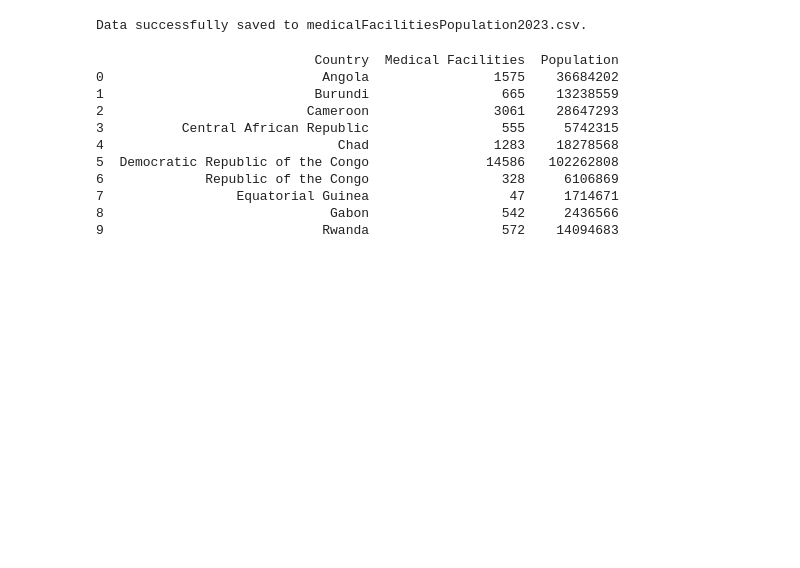
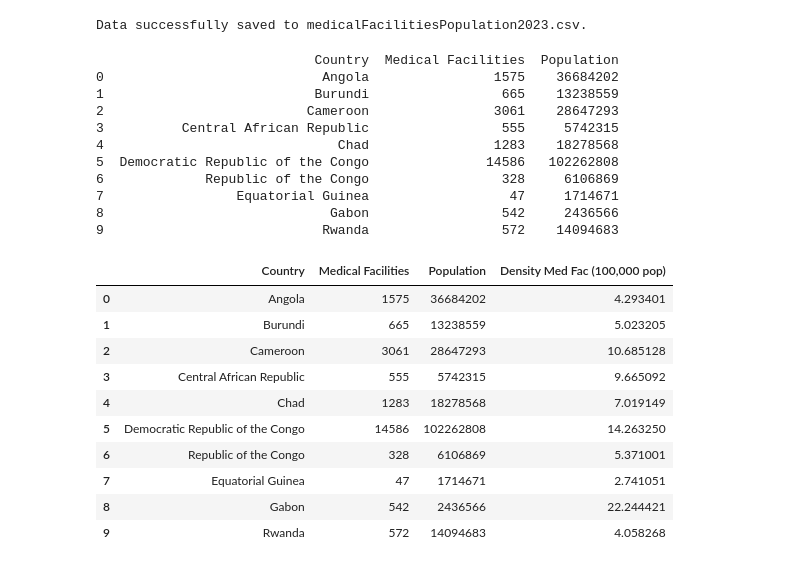
Before and after one commit to habtom/childWellMap, a Jupyter notebook: notebooks/dataCollectionScrapingWikipedia.ipynb, the cells around one changed output. Drawn from its saved outputs; the diff is of its cells as text; code cells hidden in the pictures; blank space fills up the shorter version.

Commit message:
Added Density Med Fac and dataHosp check)

```diff
--- a/notebooks/dataCollectionScrapingWikipedia.ipynb
+++ b/notebooks/dataCollectionScrapingWikipedia.ipynb
@@ -362,3 +362,19 @@ print(dfMFP2023)
 7                 Equatorial Guinea                  47     1714671
 8                             Gabon                 542     2436566
 9                            Rwanda                 572    14094683
+# %%
+#Adding Density Med Fac 2023
+dfMFP2023['Density Med Fac (100,000 pop)'] = dfMFP2023['Medical Facilities']/(dfMFP2023['Population']/100000)
+dfMFP2023
+# %% [output]
+|  | Country | Medical Facilities | Population | Density Med Fac (100,000 pop) |
+| 0 | Angola | 1575 | 36684202 | 4.293401 |
+| 1 | Burundi | 665 | 13238559 | 5.023205 |
+| 2 | Cameroon | 3061 | 28647293 | 10.685128 |
+| 3 | Central African Republic | 555 | 5742315 | 9.665092 |
+| 4 | Chad | 1283 | 18278568 | 7.019149 |
+| 5 | Democratic Republic of the Congo | 14586 | 102262808 | 14.263250 |
+| 6 | Republic of the Congo | 328 | 6106869 | 5.371001 |
+| 7 | Equatorial Guinea | 47 | 1714671 | 2.741051 |
+| 8 | Gabon | 542 | 2436566 | 22.244421 |
+| 9 | Rwanda | 572 | 14094683 | 4.058268 |
```
Also changed, not shown: parts of 1 cell of this notebook, 5 other files.
